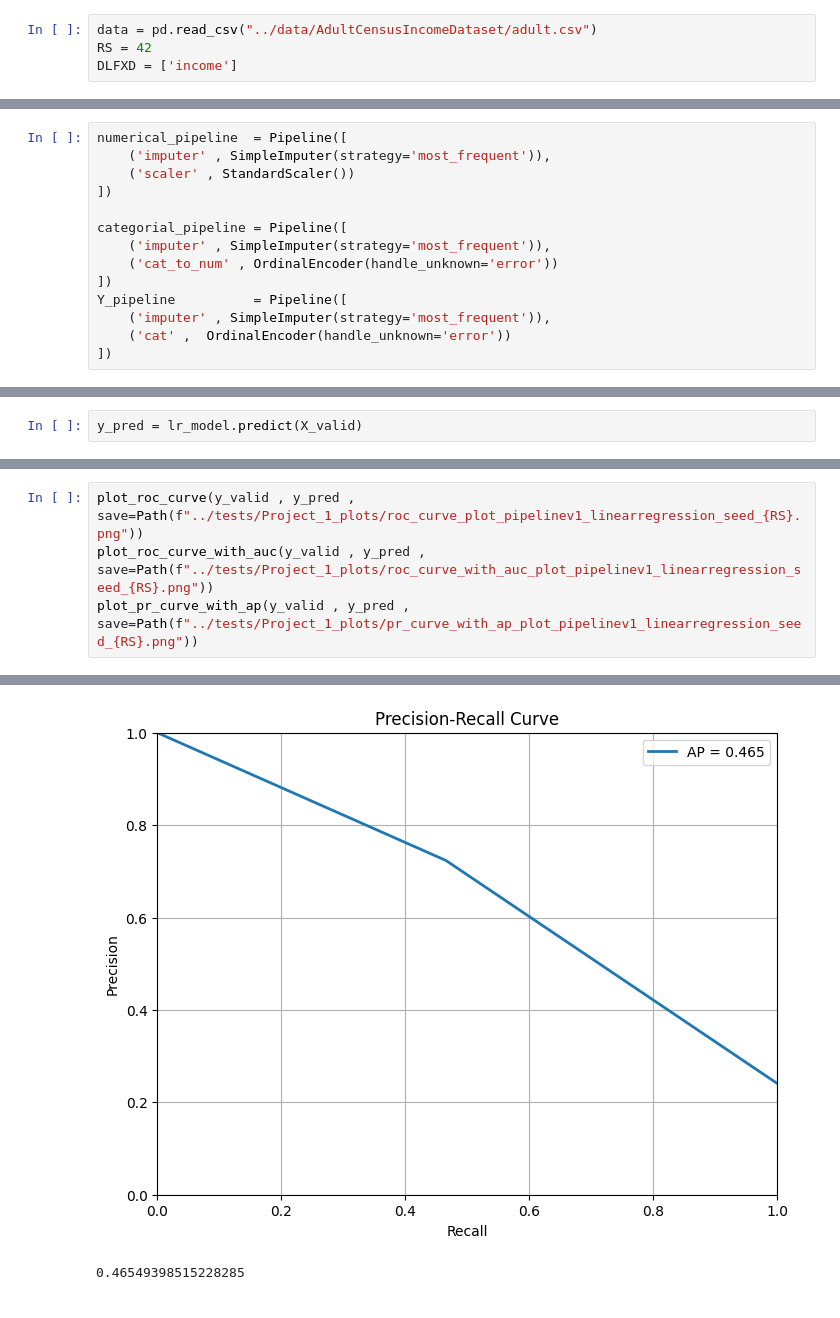
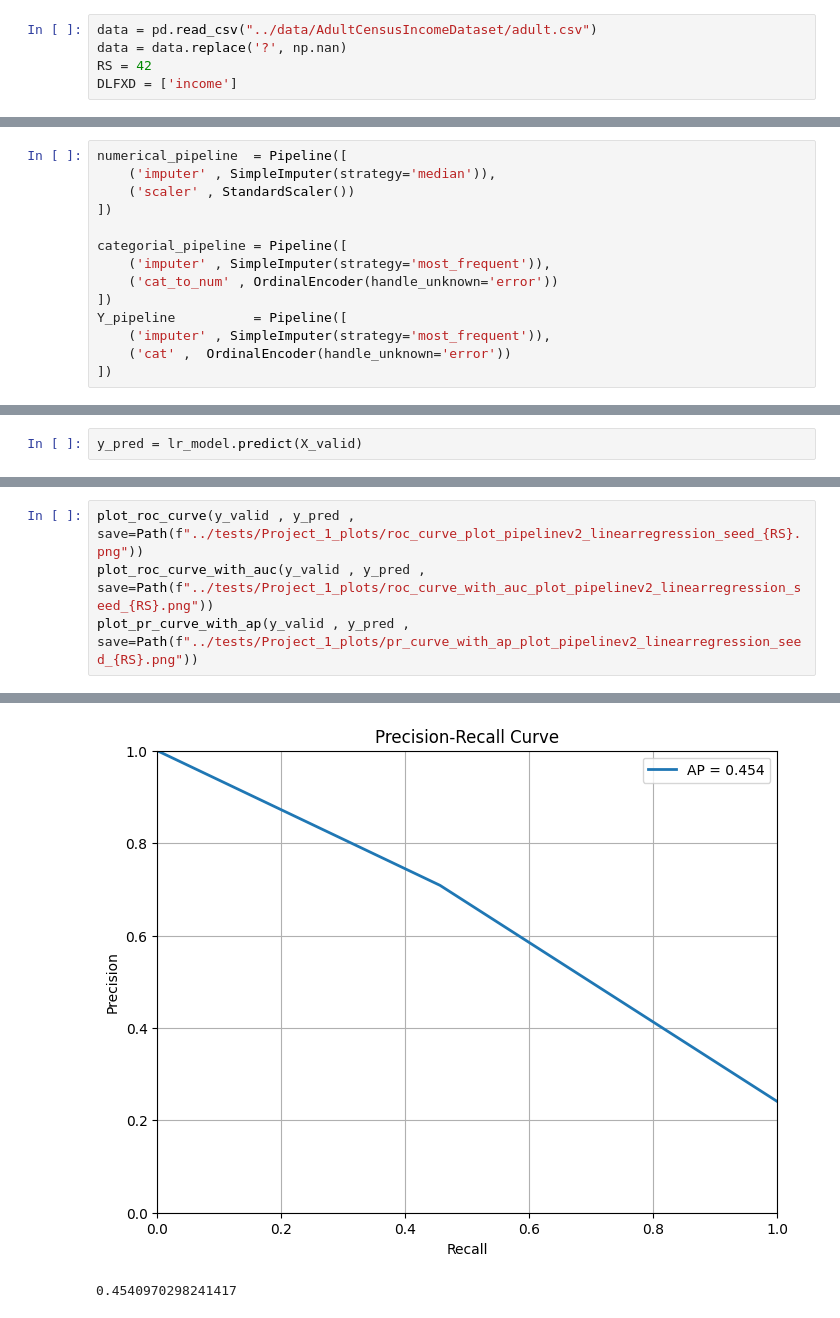
Before and after one commit to Kouroshilchi/MLProjects, a Jupyter notebook: notebooks/Project_1_AdultCensusIncome.ipynb, the cells around one changed output, grey strips where cells are left out. Cells and saved outputs as stored; diff of their text form.

Commit message:
pipeline version 2 and running it

```diff
--- a/notebooks/Project_1_AdultCensusIncome.ipynb
+++ b/notebooks/Project_1_AdultCensusIncome.ipynb
@@ -16,6 +17,7 @@ sys.path.append("../data/")
 from utils import *
 # %%
 data = pd.read_csv("../data/AdultCensusIncomeDataset/adult.csv")
+data = data.replace('?', np.nan)
 RS = 42
 DLFXD = ['income']
 # %%
@@ -23,7 +25,7 @@ X = data.drop(DLFXD , axis=1) ; y = data['income'].copy().to_frame()
 X_categorial_Types = X.select_dtypes(include=['object']).columns ; X_numerical_types = X.select_dtypes(include=['int64' , 'float64']).columns
 # %%
 numerical_pipeline  = Pipeline([
-    ('imputer' , SimpleImputer(strategy='most_frequent')),
+    ('imputer' , SimpleImputer(strategy='median')),
     ('scaler' , StandardScaler())
 ])
 
@@ -71,6 +73,6 @@ F1-Score:  0.5666
 # %%
-plot_roc_curve(y_valid , y_pred , save=Path(f"../tests/Project_1_plots/roc_curve_plot_pipelinev1_linearregression_seed_{RS}.png"))
-plot_roc_curve_with_auc(y_valid , y_pred , save=Path(f"../tests/Project_1_plots/roc_curve_with_auc_plot_pipelinev1_linearregression_seed_{RS}.png"))
-plot_pr_curve_with_ap(y_valid , y_pred , save=Path(f"../tests/Project_1_plots/pr_curve_with_ap_plot_pipelinev1_linearregression_seed_{RS}.png"))
+plot_roc_curve(y_valid , y_pred , save=Path(f"../tests/Project_1_plots/roc_curve_plot_pipelinev2_linearregression_seed_{RS}.png"))
+plot_roc_curve_with_auc(y_valid , y_pred , save=Path(f"../tests/Project_1_plots/roc_curve_with_auc_plot_pipelinev2_linearregression_seed_{RS}.png"))
+plot_pr_curve_with_ap(y_valid , y_pred , save=Path(f"../tests/Project_1_plots/pr_curve_with_ap_plot_pipelinev2_linearregression_seed_{RS}.png"))
 # %% [output]
 [figure]
@@ -78,5 +80,5 @@ plot_pr_curve_with_ap(y_valid , y_pred , save=Path(f"../tests/Project_1_plots/pr
-[figure, old version]
+[figure, new version]
-0.46549398515228285
+0.4540970298241417
 # %% [markdown]
 # Runs
 
```
Also changed, not shown: parts of 4 cells of this notebook, 3 other files.
